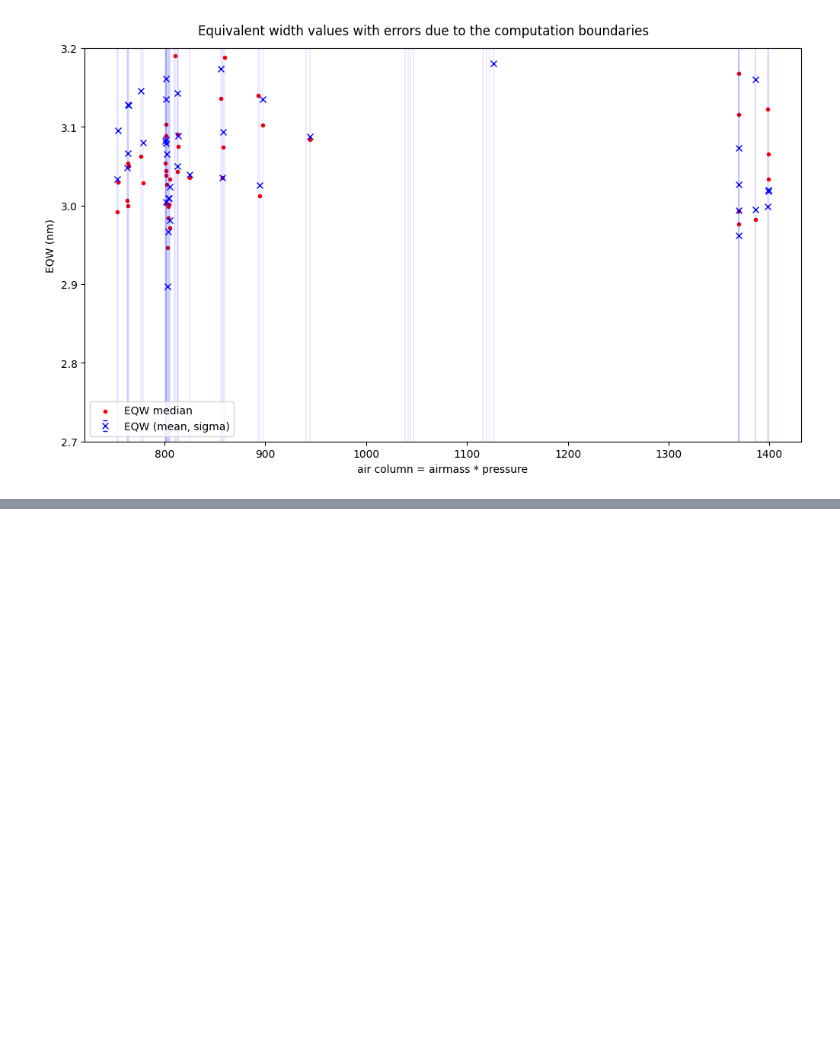
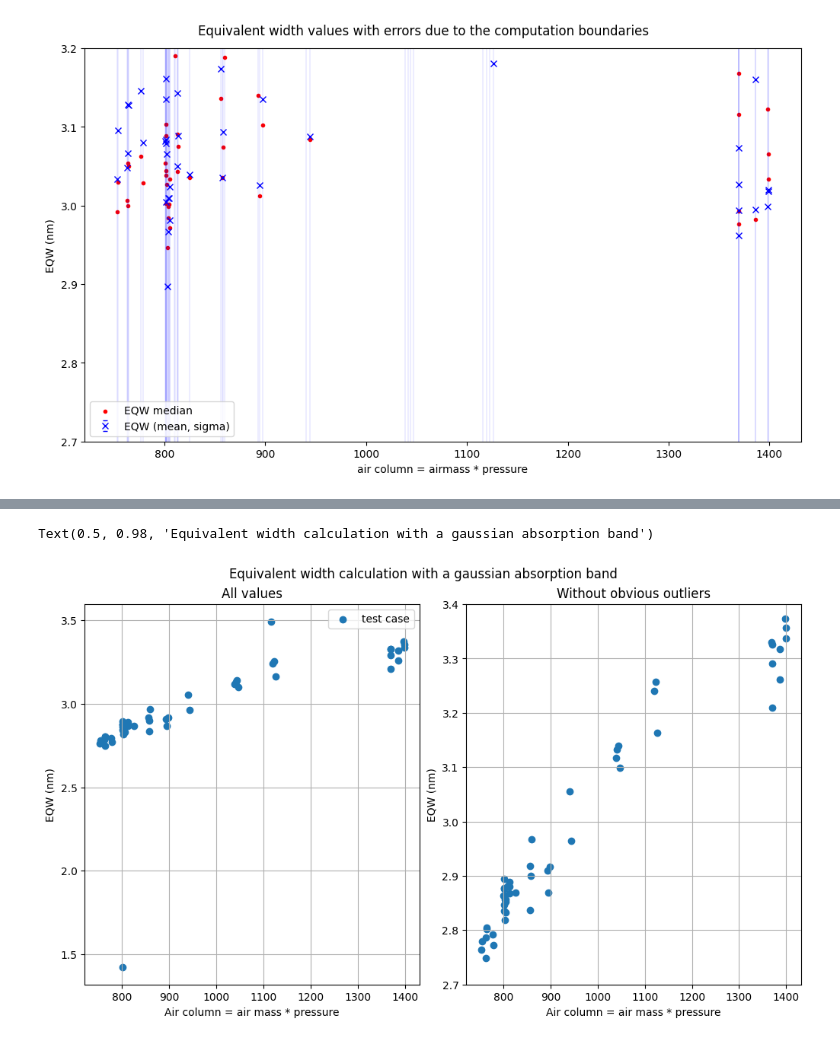
Before and after one commit to mrmonroy/AuxTel_eqw, a Jupyter notebook: O2_EQW/calculate_o2_eqw.ipynb, the cells around one changed output, grey strips where cells are left out. Saved outputs shown, nothing was run; the diff lists cells and outputs as text; code cells hidden in the pictures; blank space fills up the shorter version.

```diff
--- a/O2_EQW/calculate_o2_eqw.ipynb
+++ b/O2_EQW/calculate_o2_eqw.ipynb
@@ -489,0 +683,21 @@ Text(0.5, 0.98, 'Equivalent width values with errors due to the computation boun
+# %%
+fig, axs = plt.subplots(1, 2, figsize=(10,6), constrained_layout=True)
+axs=axs.ravel()
+axs[0].scatter(airmass*pressure, eqwidth, label="test case")
+axs[0].grid()
+axs[0].set_xlabel("Air column = air mass * pressure")
+axs[0].set_ylabel("EQW (nm)")
+axs[0].set_title("All values")
+axs[0].legend()
+
+axs[1].scatter(airmass*pressure, eqwidth, label="test case")
+axs[1].set_ylim(2.7, 3.4)
+axs[1].grid()
+axs[1].set_xlabel("Air column = air mass * pressure")
+axs[1].set_ylabel("EQW (nm)")
+axs[1].set_title("Without obvious outliers")
+
+fig.suptitle("Equivalent width calculation with a gaussian absorption band")
+# %% [output]
+Text(0.5, 0.98, 'Equivalent width calculation with a gaussian absorption band')
+[figure, added]
```
Also changed, not shown: parts of 13 cells of this notebook.
